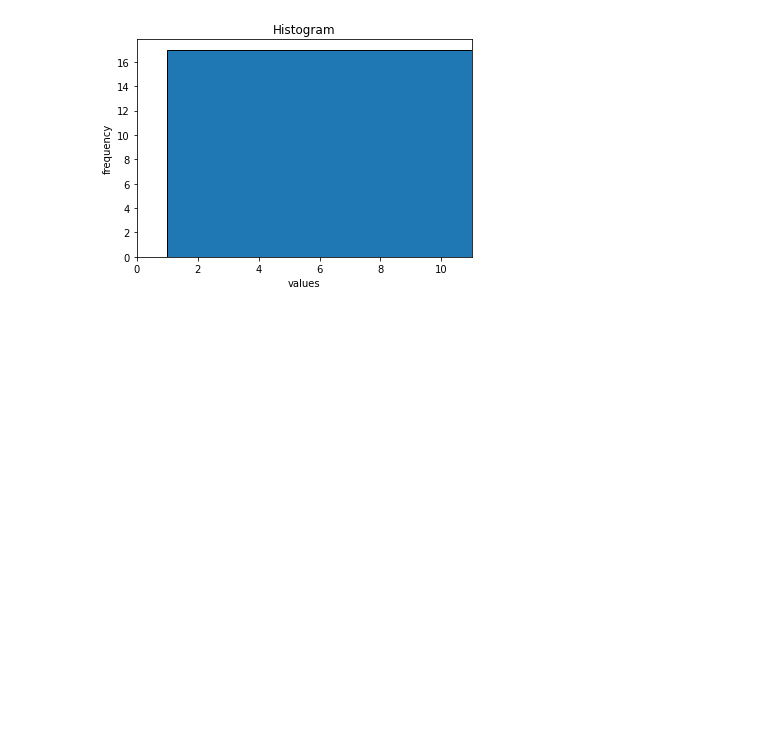
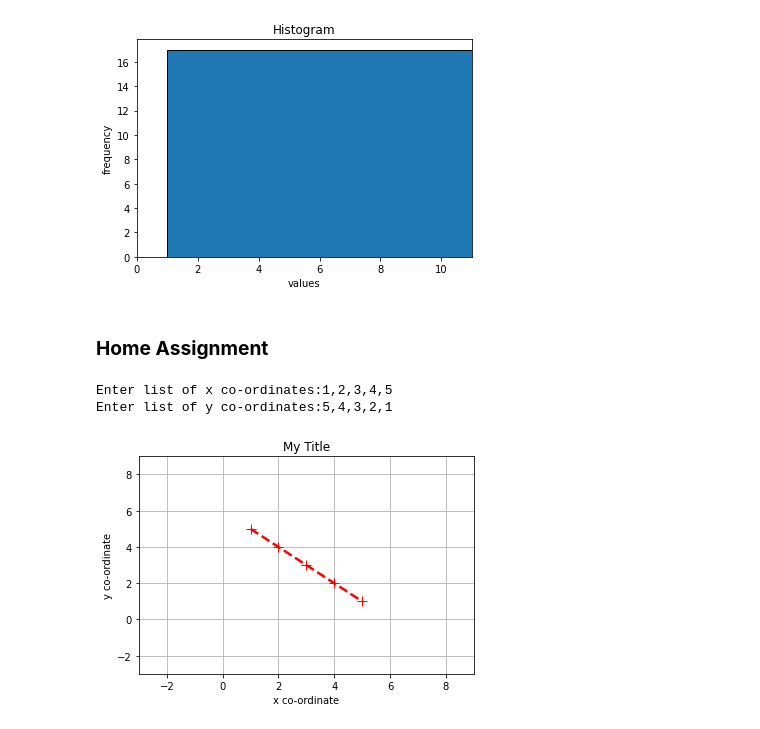
Before and after one commit to HarshrajSharma/DataAnalytics, a Jupyter notebook: DataAnalyticsDay5.ipynb, the cells around one changed output. Drawn from its saved outputs; the diff is of its cells as text; code cells hidden in the pictures; blank space fills up the shorter version.

```diff
--- a/DataAnalyticsDay5.ipynb
+++ b/DataAnalyticsDay5.ipynb
@@ -208,3 +208,37 @@ Enter data:1,1,1,1,5,5,5,5,6,6,6,6,6,8,8,8,8
 # Take a
 
 random.normal(mean, sd, range)
+# %% [markdown]
+### **Home Assignment**
+# %%
+#1) a) Write a program to plot a list of 2D points joining them using a dashed line, where each point is represented using red colour and the point marker style as ‘+’.
+#The marker size is 10.5 decimal and linewidth as 2.5 decimal.
+#Give appropriate title and label the x axes and y axes appropriately.
+#Set the axes limits such that x limit is set to( min of x value -4 ) to (max of x value + 4),
+#whereas ylimit is set to ( min of y value -4 ) to (max of y value + 4)according to the dataset.
+#Save the figure as ‘r1.jpg’
+
+
+import matplotlib.pyplot as plt
+
+xList=[]
+yList=[]
+
+fig=plt.figure() #The plot will be saved in the 'fig' object
+
+xList=eval(input('Enter list of x co-ordinates:'))
+yList=eval(input('Enter list of y co-ordinates:'))
+
+plt.plot(xList,yList, 'r+--', markersize=10.5, linewidth=2.5) #'r' means red and 'o' is the pointer indicator and '--' is the joining line
+plt.title('My Title')
+plt.xlabel('x co-ordinate')
+plt.ylabel('y co-ordinate')
+plt.axis([min(xList)-4,max(xList)+4,min(yList)-4,max(yList)+4])  #[xMin, xMax, yMin, yMax]
+plt.grid()
+plt.show()
+
+fig.savefig('r1.jpg')
+# %% [output]
+Enter list of x co-ordinates:1,2,3,4,5
+Enter list of y co-ordinates:5,4,3,2,1
+[figure, added]
```
Also changed, not shown: parts of 3 cells of this notebook.
